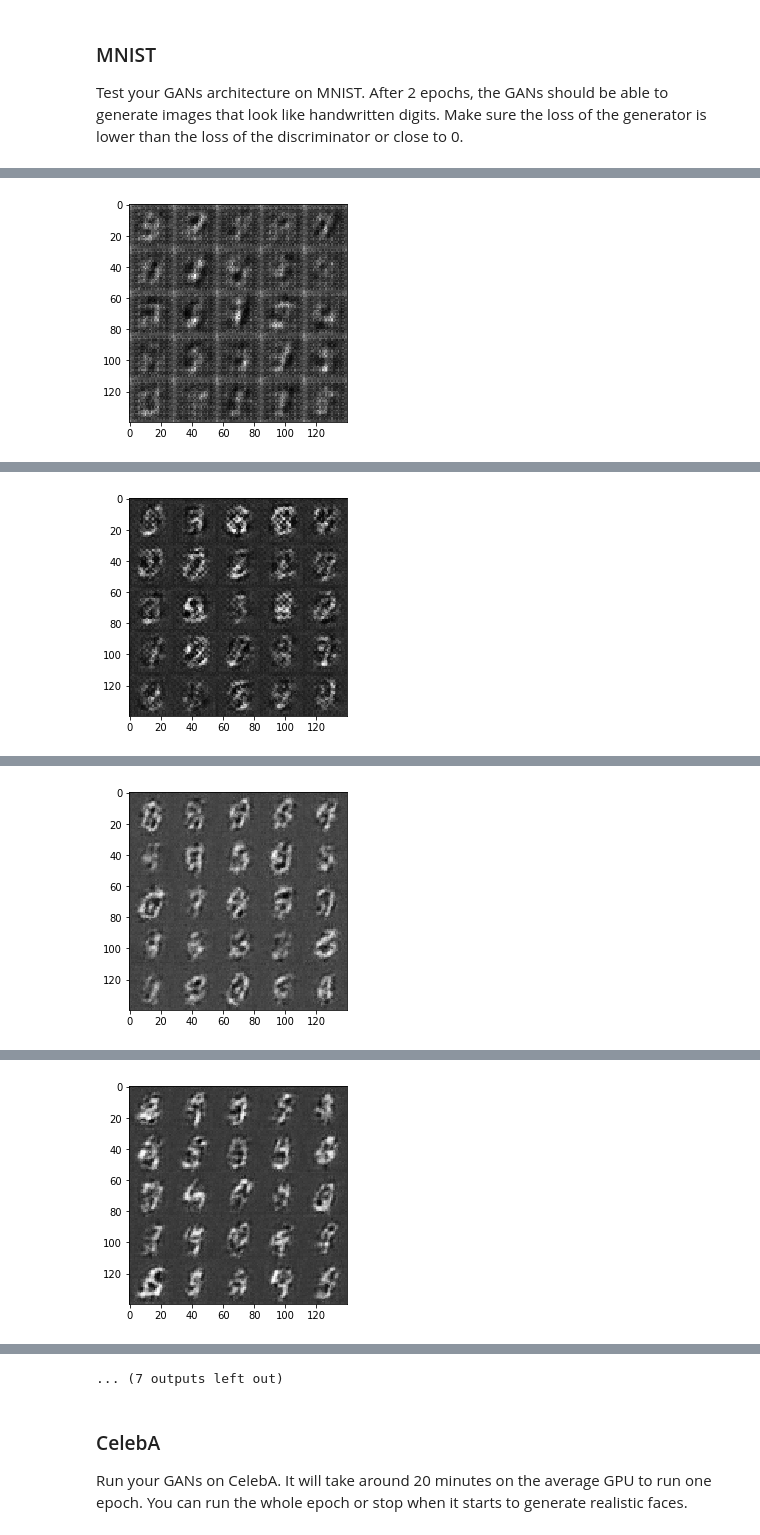
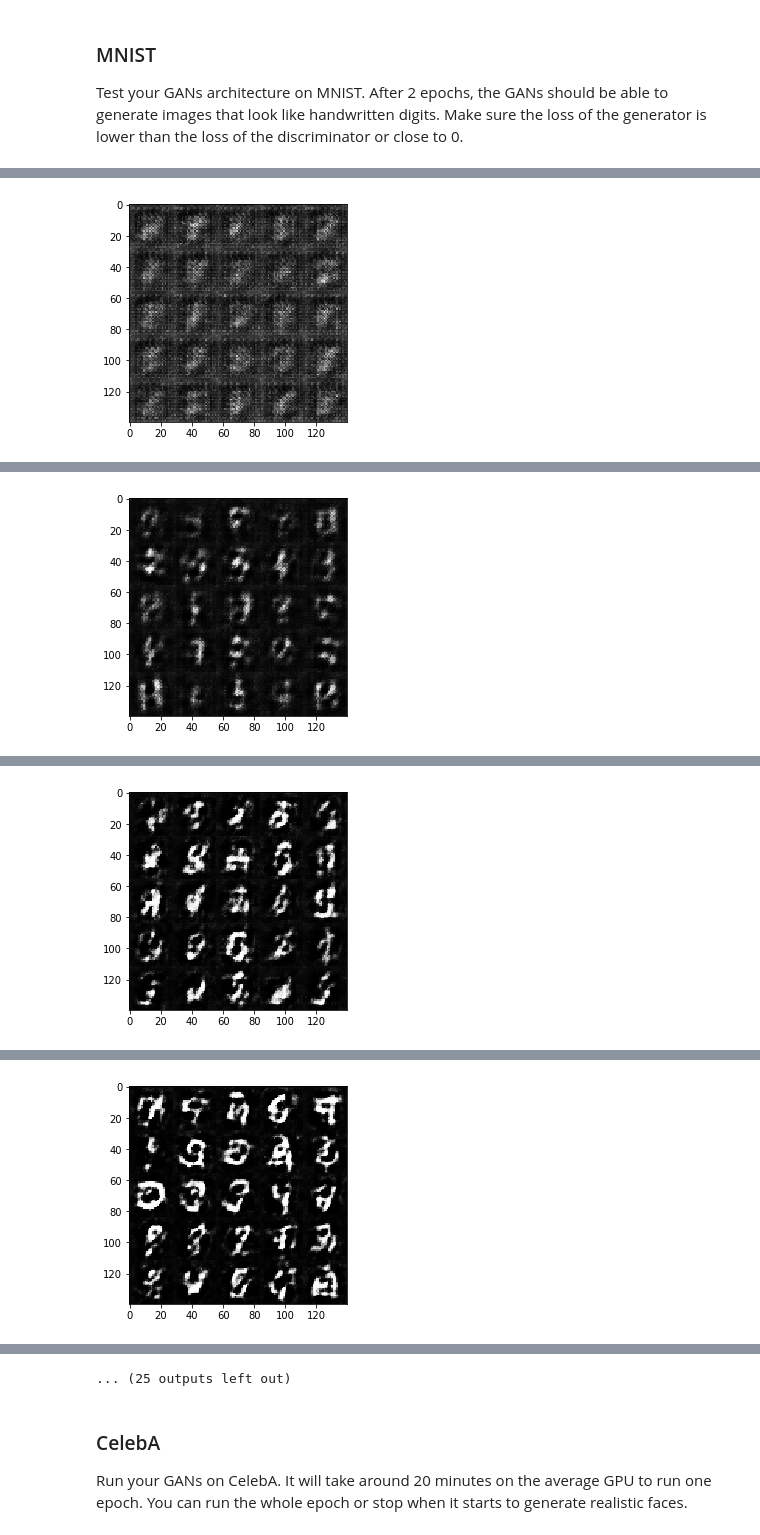
Before and after one commit to luckyPhilJ/DLND-Project-5, a Jupyter notebook: dlnd_face_generation.ipynb, the cells around one changed output, grey strips where cells are left out. Drawn from its saved outputs; the diff is of its cells as text; code cells hidden in the pictures.

```diff
--- a/dlnd_face_generation.ipynb
+++ b/dlnd_face_generation.ipynb
@@ -143,25 +143,29 @@ def discriminator(images, reuse=False):
     """
     # TODO: Implement Function
     alpha = 0.2
+    keep_probability = 0.9
 
     with tf.variable_scope('discriminator', reuse=reuse):
         # Input layer is 28x28x3
-        x1 = tf.layers.conv2d(images, 64, 5, strides=2, padding='same',kernel_initializer = tf.random_normal_initializer(stddev=0.02))
+        x1 = tf.layers.conv2d(images, 64, 5, strides=2, padding='same',kernel_initializer = tf.contrib.layers.xavier_initializer())
         relu1 = tf.maximum(alpha * x1, x1)
         # 14x14x64
 
-        x2 = tf.layers.conv2d(relu1, 128, 5, strides=1, padding='same',kernel_initializer = tf.random_normal_initializer(stddev=0.02))
+        x2 = tf.layers.conv2d(relu1, 128, 5, strides=1, padding='same',kernel_initializer = tf.contrib.layers.xavier_initializer())
         bn2 = tf.layers.batch_normalization(x2, training=True)
         relu2 = tf.maximum(alpha * bn2, bn2)
         # 14x14x128
 
-        x3 = tf.layers.conv2d(relu2, 256, 5, strides=2, padding='same',kernel_initializer = tf.random_normal_initializer(stddev=0.02))
+        x3 = tf.layers.conv2d(relu2, 256, 5, strides=2, padding='same',kernel_initializer = tf.contrib.layers.xavier_initializer())
         bn3 = tf.layers.batch_normalization(x3, training=True)
         relu3 = tf.maximum(alpha * bn3, bn3)
         # 7x7x256
 
+        #Dropout
+        d_out = tf.nn.dropout(relu3, keep_probability)
+
         # Flatten it
-        flat = tf.reshape(relu3, (-1, 7*7*256))
+        flat = tf.reshape(d_out, (-1, 7*7*256))
         logits = tf.layers.dense(flat, 1)
         output = tf.sigmoid(logits)
 
@@ -189,6 +193,8 @@ def generator(z, out_channel_dim, is_train=True):
     :return: The tensor output of the generator
     """
     alpha = 0.2
+    keep_probability = 0.5
+
     # TODO: Implement Function
     with tf.variable_scope('generator', reuse = not is_train):
         # First fully connected layer
@@ -197,20 +203,26 @@ def generator(z, out_channel_dim, is_train=True):
         x1 = tf.reshape(x1, (-1, 7, 7, 256))
         x1 = tf.layers.batch_normalization(x1, training=is_train)
         x1 = tf.maximum(alpha * x1, x1)
+        x1 = tf.nn.dropout(x1, keep_probability)
         # 7x7x512 now
 
         x2 = tf.layers.conv2d_transpose(x1, 128, 5, strides=1, padding='same')
         x2 = tf.layers.batch_normalization(x2, training=is_train)
         x2 = tf.maximum(alpha * x2, x2)
+        x2 = tf.nn.dropout(x2, keep_probability)
         # 7x7x256 now
 
-        x3 = tf.layers.conv2d_transpose(x2, 64, 5, strides=2, padding='same')
+        x3 = tf.layers.conv2d_transpose(x2, 128, 5, strides=1, padding='same')
         x3 = tf.layers.batch_normalization(x3, training=is_train)
         x3 = tf.maximum(alpha * x3, x3)
+
+        x4 = tf.layers.conv2d_transpose(x3, 64, 5, strides=2, padding='same')
+        x4 = tf.layers.batch_normalization(x4, training=is_train)
+        x4 = tf.maximum(alpha * x4, x4)
         # 14x14x128 now
 
         # Output layer
-        logits = tf.layers.conv2d_transpose(x3, out_channel_dim, 5, strides=2, padding='same')
+        logits = tf.layers.conv2d_transpose(x4, out_channel_dim, 5, strides=2, padding='same')
         # 28x28x3 now
 
         out = tf.tanh(logits)
@@ -364,6 +376,8 @@ def train(epoch_count, batch_size, z_dim, learning_rate, beta1, get_batches, dat
     input_real, input_z, _learning_rate = model_inputs(image_width, image_height, image_channels, z_dim)
     d_loss, g_loss = model_loss(input_real, input_z, image_channels)
     d_train_opt, g_train_opt = model_opt(d_loss, g_loss, learning_rate, beta1)
+    # run g_train_opt twice
+    _, g_train_opt = model_opt(d_loss, g_loss, learning_rate, beta1)
 
     show_every = 100
     print_every = 10
@@ -376,6 +390,9 @@ def train(epoch_count, batch_size, z_dim, learning_rate, beta1, get_batches, dat
             for batch_images in get_batches(batch_size):
                 # TODO: Train Model
                 steps += 1
+
+                # Normalize image to -1, 1
+                batch_images = batch_images * 2.0
 
                 # Sample random noise for G
                 batch_z = np.random.uniform(-1, 1, size=(batch_size, z_dim))
@@ -398,7 +415,7 @@ def train(epoch_count, batch_size, z_dim, learning_rate, beta1, get_batches, dat
 ### MNIST
 Test your GANs architecture on MNIST.  After 2 epochs, the GANs should be able to generate images that look like handwritten digits.  Make sure the loss of the generator is lower than the loss of the discriminator or close to 0.
 # %%
-batch_size = 128
+batch_size = 64
 z_dim = 100
 learning_rate = .0002
 beta1 = 0.5
@@ -427 +444 @@ Epoch 1/2... Discriminator Loss: 0.6422... Generator Loss: 1.9468
-[figure, old version]
+[figure, new version]
@@ -438 +455 @@ Epoch 1/2... Discriminator Loss: 0.3597... Generator Loss: 4.2020
-[figure, old version]
+[figure, new version]
@@ -449 +466 @@ Epoch 1/2... Discriminator Loss: 0.4304... Generator Loss: 3.1005
-[figure, old version]
+[figure, new version]
@@ -460 +477 @@ Epoch 1/2... Discriminator Loss: 0.4415... Generator Loss: 2.4916
-[figure, old version]
+[figure, new version]
@@ -483,4 +500,4 @@ Epoch 2/2... Discriminator Loss: 0.5814... Generator Loss: 2.3888
-... (7 outputs left out)
+... (25 outputs left out)
 # %% [markdown]
 ### CelebA
 Run your GANs on CelebA.  It will take around 20 minutes on the average GPU to run one epoch.  You can run the whole epoch or stop when it starts to generate realistic faces.
```
Also changed, not shown: parts of 3 cells of this notebook.
